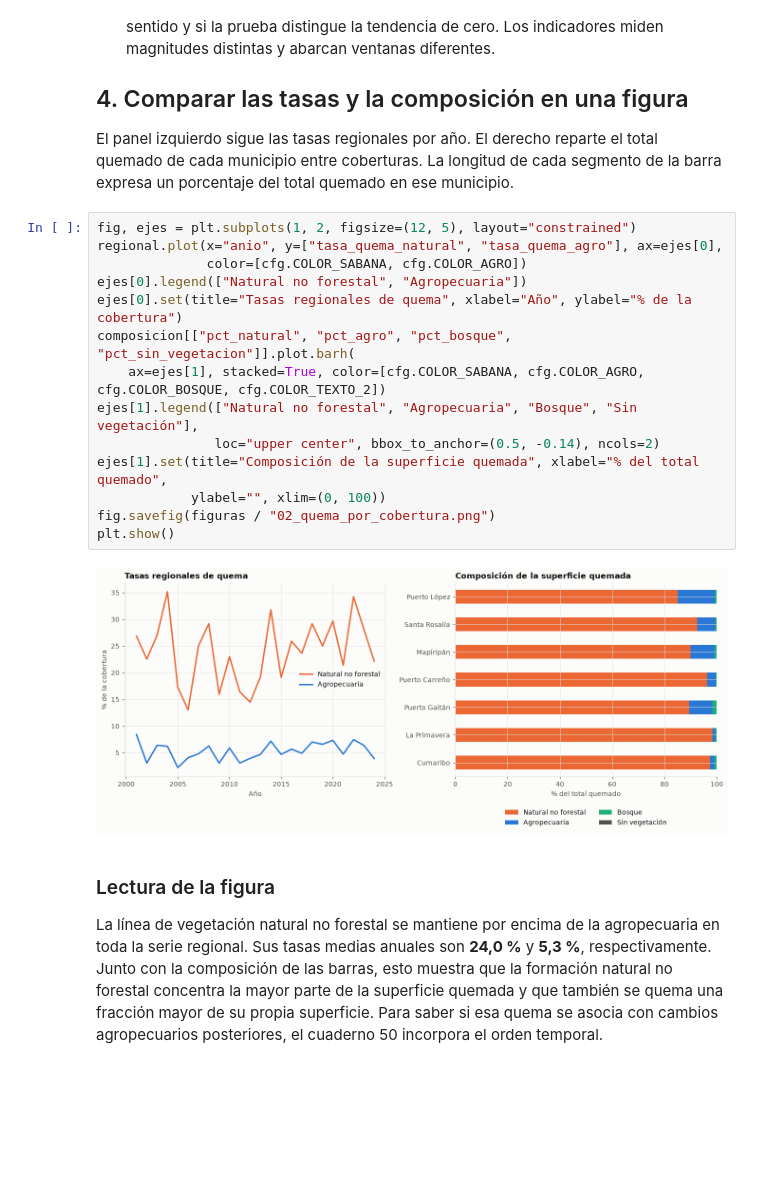
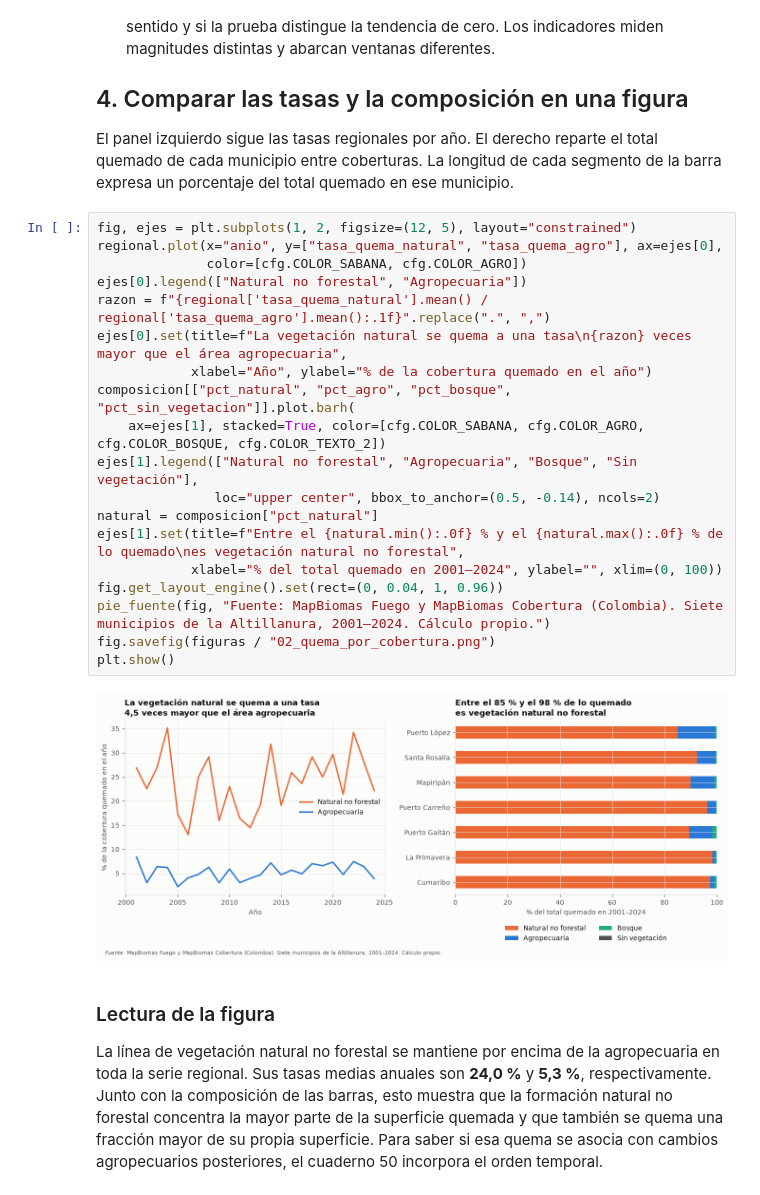
Before and after one commit to DanielFelipeRuizBermudez/Proyecto-ALTILLANURA, a Jupyter notebook: notebooks/20_fuego/23_fuego_tendencias.ipynb, the cells around one changed output. Cells and saved outputs as stored; diff of their text form; blank space fills up the shorter version.

Commit message:
fix: figuras con el hallazgo en el título, unidades y fuente

```diff
--- a/notebooks/20_fuego/23_fuego_tendencias.ipynb
+++ b/notebooks/20_fuego/23_fuego_tendencias.ipynb
@@ -138,19 +138,24 @@ El panel izquierdo sigue las tasas regionales por año. El derecho reparte el to
 # %%
 fig, ejes = plt.subplots(1, 2, figsize=(12, 5), layout="constrained")
 regional.plot(x="anio", y=["tasa_quema_natural", "tasa_quema_agro"], ax=ejes[0],
               color=[cfg.COLOR_SABANA, cfg.COLOR_AGRO])
 ejes[0].legend(["Natural no forestal", "Agropecuaria"])
-ejes[0].set(title="Tasas regionales de quema", xlabel="Año", ylabel="% de la cobertura")
+razon = f"{regional['tasa_quema_natural'].mean() / regional['tasa_quema_agro'].mean():.1f}".replace(".", ",")
+ejes[0].set(title=f"La vegetación natural se quema a una tasa\n{razon} veces mayor que el área agropecuaria",
+            xlabel="Año", ylabel="% de la cobertura quemado en el año")
 composicion[["pct_natural", "pct_agro", "pct_bosque", "pct_sin_vegetacion"]].plot.barh(
     ax=ejes[1], stacked=True, color=[cfg.COLOR_SABANA, cfg.COLOR_AGRO, cfg.COLOR_BOSQUE, cfg.COLOR_TEXTO_2])
 ejes[1].legend(["Natural no forestal", "Agropecuaria", "Bosque", "Sin vegetación"],
                loc="upper center", bbox_to_anchor=(0.5, -0.14), ncols=2)
-ejes[1].set(title="Composición de la superficie quemada", xlabel="% del total quemado",
-            ylabel="", xlim=(0, 100))
+natural = composicion["pct_natural"]
+ejes[1].set(title=f"Entre el {natural.min():.0f} % y el {natural.max():.0f} % de lo quemado\nes vegetación natural no forestal",
+            xlabel="% del total quemado en 2001–2024", ylabel="", xlim=(0, 100))
+fig.get_layout_engine().set(rect=(0, 0.04, 1, 0.96))
+pie_fuente(fig, "Fuente: MapBiomas Fuego y MapBiomas Cobertura (Colombia). Siete municipios de la Altillanura, 2001–2024. Cálculo propio.")
 fig.savefig(figuras / "02_quema_por_cobertura.png")
 plt.show()
 # %% [output]
-[figure, old version]
+[figure, new version]
 # %% [markdown]
 ### Lectura de la figura
 
```
Also changed, not shown: parts of 1 cell of this notebook, 10 other files.
